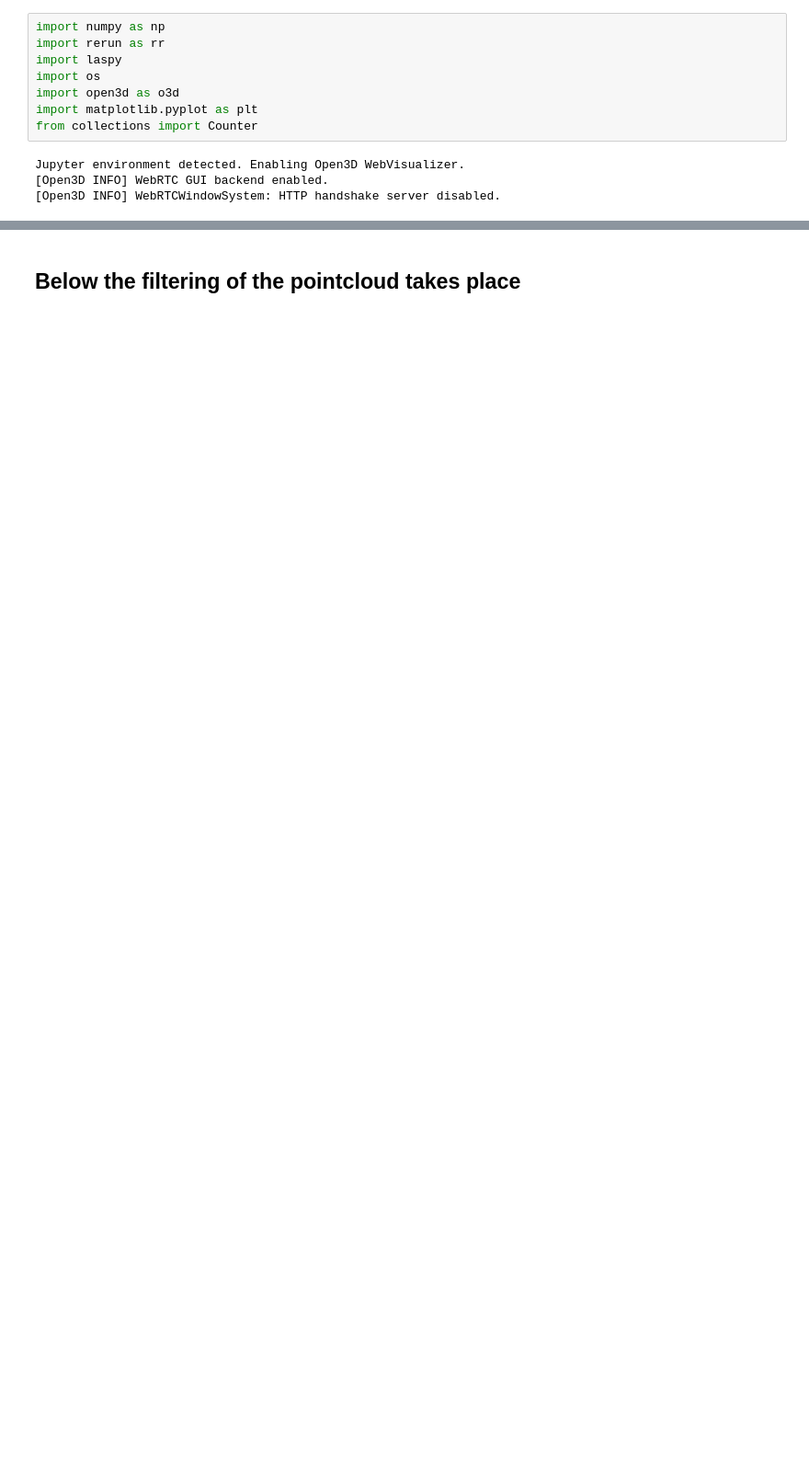
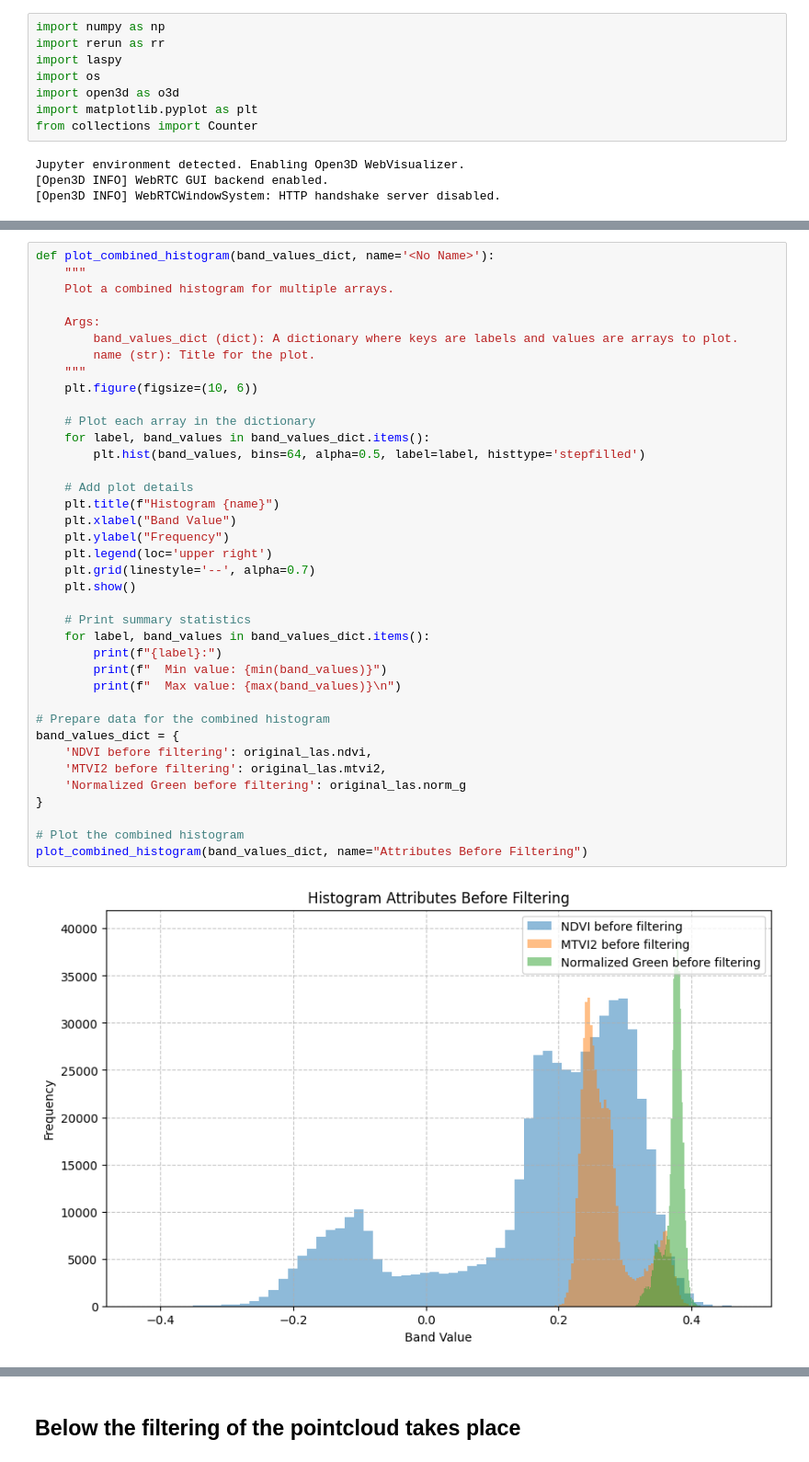
Before and after one commit to NoahAlting/MSc_thesis, a Jupyter notebook: code/fresh.ipynb, the cells around one changed output, grey strips where cells are left out. Shown at 92% size. Saved outputs shown, nothing was run; the diff lists cells and outputs as text; blank space fills up the shorter version.

```diff
--- a/code/fresh.ipynb
+++ b/code/fresh.ipynb
@@ -109,0 +143,40 @@ nir values: max = 1.0   min = 0.10196078431372549
+# %%
+def plot_combined_histogram(band_values_dict, name='<No Name>'):
+    """
+    Plot a combined histogram for multiple arrays.
+
+    Args:
+        band_values_dict (dict): A dictionary where keys are labels and values are arrays to plot.
+        name (str): Title for the plot.
+    """
+    plt.figure(figsize=(10, 6))
+
+    # Plot each array in the dictionary
+    for label, band_values in band_values_dict.items():
+        plt.hist(band_values, bins=64, alpha=0.5, label=label, histtype='stepfilled')
+
+    # Add plot details
+    plt.title(f"Histogram {name}")
+    plt.xlabel("Band Value")
+    plt.ylabel("Frequency")
+    plt.legend(loc='upper right')
+    plt.grid(linestyle='--', alpha=0.7)
+    plt.show()
+
+    # Print summary statistics
+    for label, band_values in band_values_dict.items():
+        print(f"{label}:")
+        print(f"  Min value: {min(band_values)}")
+        print(f"  Max value: {max(band_values)}\n")
+
+# Prepare data for the combined histogram
+band_values_dict = {
+    'NDVI before filtering': original_las.ndvi,
+    'MTVI2 before filtering': original_las.mtvi2,
+    'Normalized Green before filtering': original_las.norm_g
+}
+
+# Plot the combined histogram
+plot_combined_histogram(band_values_dict, name="Attributes Before Filtering")
+# %% [output]
+[figure, added]
```
Also changed, not shown: parts of 21 cells of this notebook, 7 other files.
